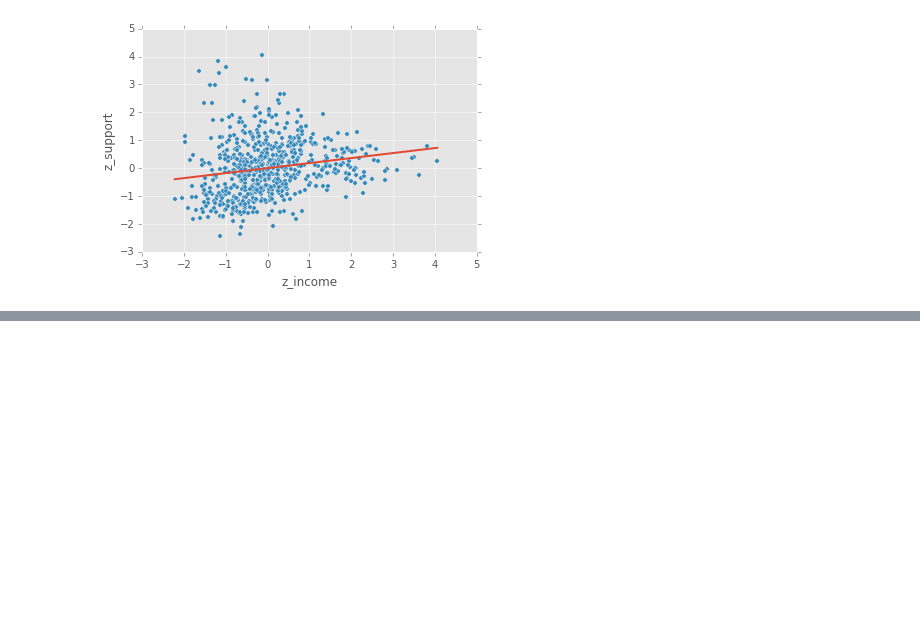
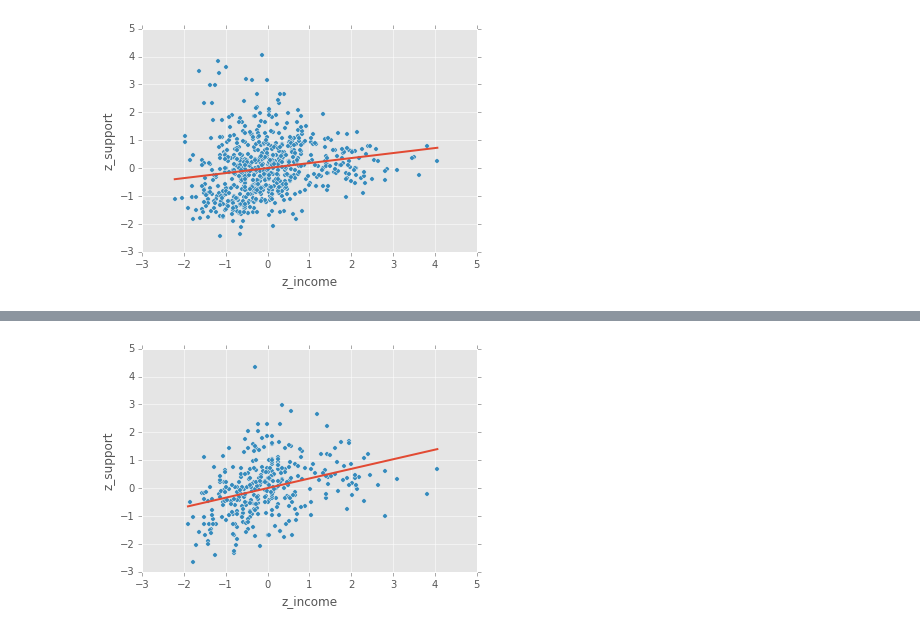
Before and after one commit to ciyer/election-ch, a Jupyter notebook: Income-Analysis.ipynb, the cells around one changed output, grey strips where cells are left out. Drawn from its saved outputs; the diff is of its cells as text; code cells hidden in the pictures; blank space fills up the shorter version.

```diff
--- a/Income-Analysis.ipynb
+++ b/Income-Analysis.ipynb
@@ -137,0 +142,4 @@ plot_relationship('CVP')
+# %%
+plot_relationship('GLP')
+# %% [output]
+[figure, added]
```
Also changed, not shown: parts of 1 cell of this notebook.
